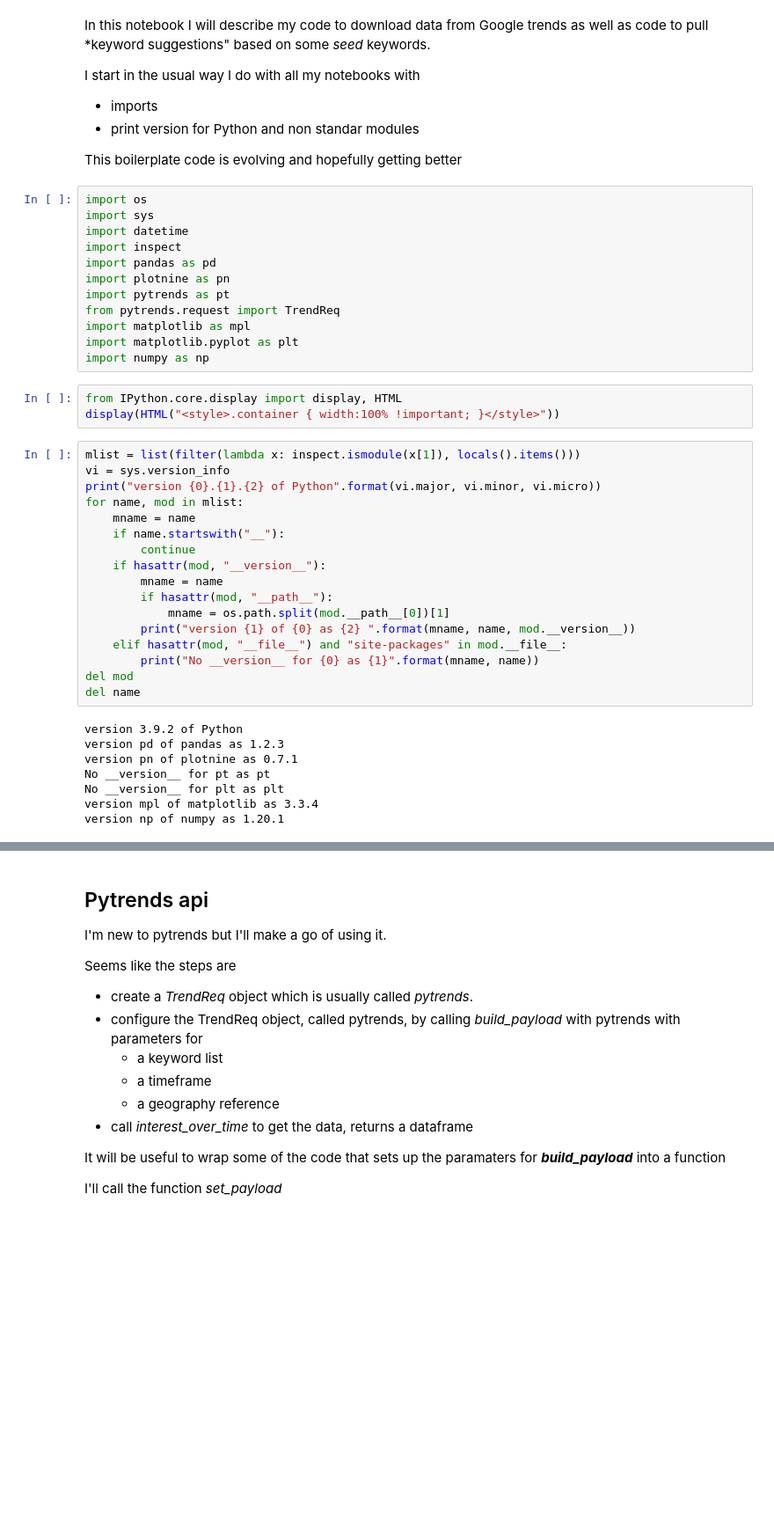
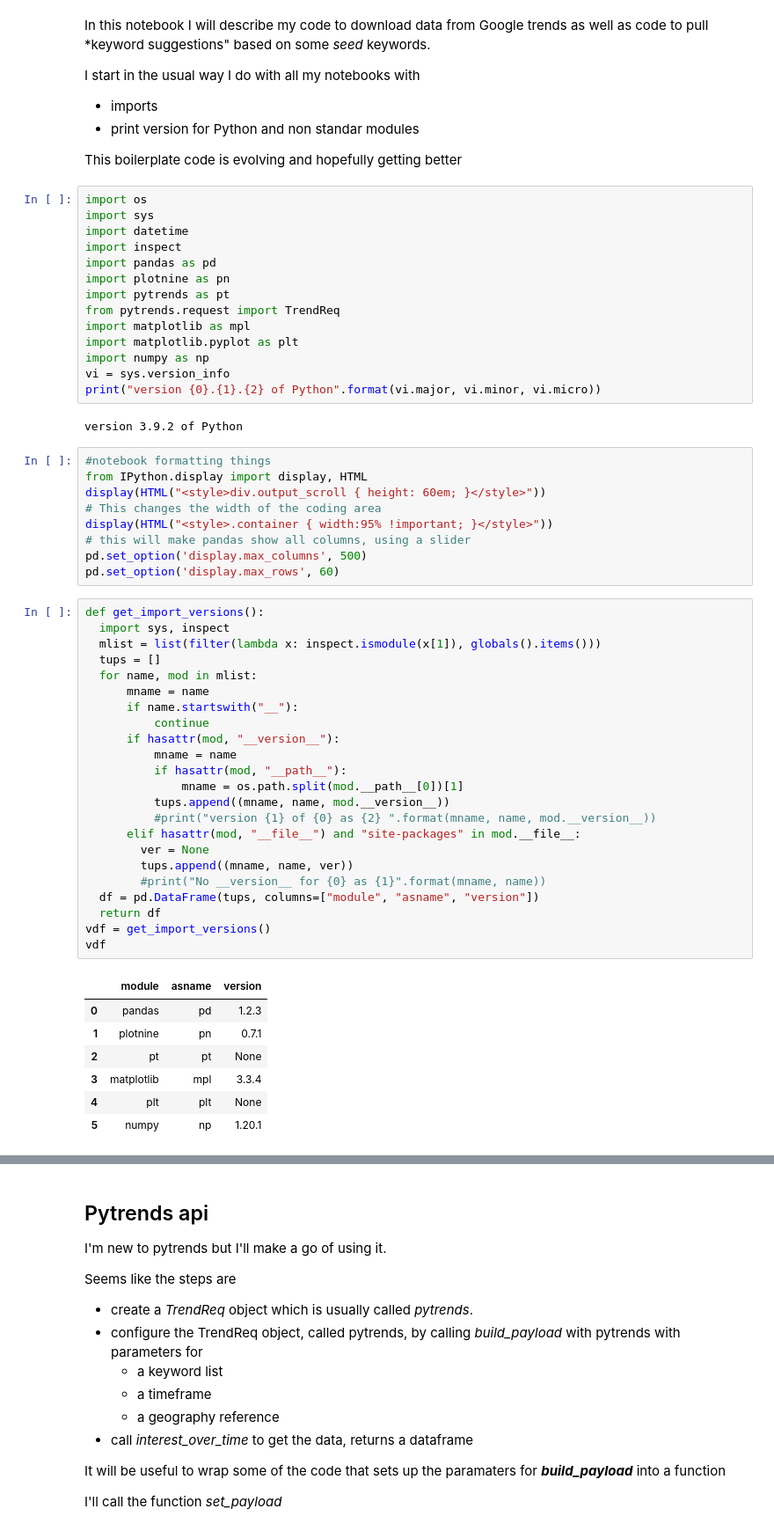
Before and after one commit to jhmuller/job-forecasting, a Jupyter notebook: _notebooks/Part_6_GoogleTrends.ipynb, the cells around one changed output, grey strips where cells are left out. Shown at 88% size. Cells and saved outputs as stored; diff of their text form; blank space fills up the shorter version.

```diff
--- a/_notebooks/Part_6_GoogleTrends.ipynb
+++ b/_notebooks/Part_6_GoogleTrends.ipynb
@@ -26,31 +26,47 @@ from pytrends.request import TrendReq
 import matplotlib as mpl
 import matplotlib.pyplot as plt
 import numpy as np
+vi = sys.version_info
+print("version {0}.{1}.{2} of Python".format(vi.major, vi.minor, vi.micro))
+# %% [output]
+version 3.9.2 of Python
-# %%
-from IPython.core.display import display, HTML
-display(HTML("<style>.container { width:100% !important; }</style>"))
+# %%
+#notebook formatting things
+from IPython.display import display, HTML
+display(HTML("<style>div.output_scroll { height: 60em; }</style>"))
+# This changes the width of the coding area
+display(HTML("<style>.container { width:95% !important; }</style>"))
+# this will make pandas show all columns, using a slider
+pd.set_option('display.max_columns', 500)
+pd.set_option('display.max_rows', 60)
 # %%
-mlist = list(filter(lambda x: inspect.ismodule(x[1]), locals().items()))
-vi = sys.version_info
-print("version {0}.{1}.{2} of Python".format(vi.major, vi.minor, vi.micro))
-for name, mod in mlist:
-    mname = name
-    if name.startswith("__"):
-        continue
-    if hasattr(mod, "__version__"):
-        mname = name
-        if hasattr(mod, "__path__"):
-            mname = os.path.split(mod.__path__[0])[1]
-        print("version {1} of {0} as {2} ".format(mname, name, mod.__version__))
-    elif hasattr(mod, "__file__") and "site-packages" in mod.__file__:
-        print("No __version__ for {0} as {1}".format(mname, name))
-del mod
-del name
+def get_import_versions():
+  import sys, inspect
+  mlist = list(filter(lambda x: inspect.ismodule(x[1]), globals().items()))
+  tups = []
+  for name, mod in mlist:
+      mname = name
+      if name.startswith("__"):
+          continue
+      if hasattr(mod, "__version__"):
+          mname = name
+          if hasattr(mod, "__path__"):
+              mname = os.path.split(mod.__path__[0])[1]
+          tups.append((mname, name, mod.__version__))
+          #print("version {1} of {0} as {2} ".format(mname, name, mod.__version__))
+      elif hasattr(mod, "__file__") and "site-packages" in mod.__file__:
+        ver = None
+        tups.append((mname, name, ver))
+        #print("No __version__ for {0} as {1}".format(mname, name))
+  df = pd.DataFrame(tups, columns=["module", "asname", "version"])
+  return df
+vdf = get_import_versions()
+vdf
 # %% [output]
-version 3.9.2 of Python
-version pd of pandas as 1.2.3
-version pn of plotnine as 0.7.1
-No __version__ for pt as pt
-No __version__ for plt as plt
-version mpl of matplotlib as 3.3.4
-version np of numpy as 1.20.1
+|  | module | asname | version |
+| 0 | pandas | pd | 1.2.3 |
+| 1 | plotnine | pn | 0.7.1 |
+| 2 | pt | pt | None |
+| 3 | matplotlib | mpl | 3.3.4 |
+| 4 | plt | plt | None |
+| 5 | numpy | np | 1.20.1 |
```
Also changed, not shown: parts of 16 cells of this notebook, 4 other files.
